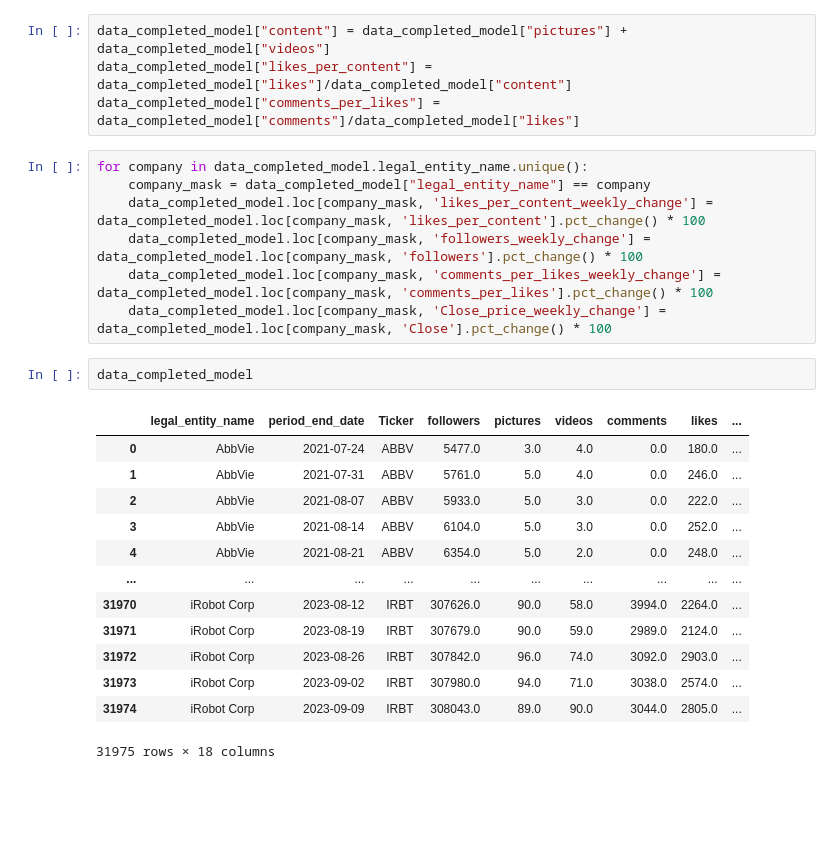
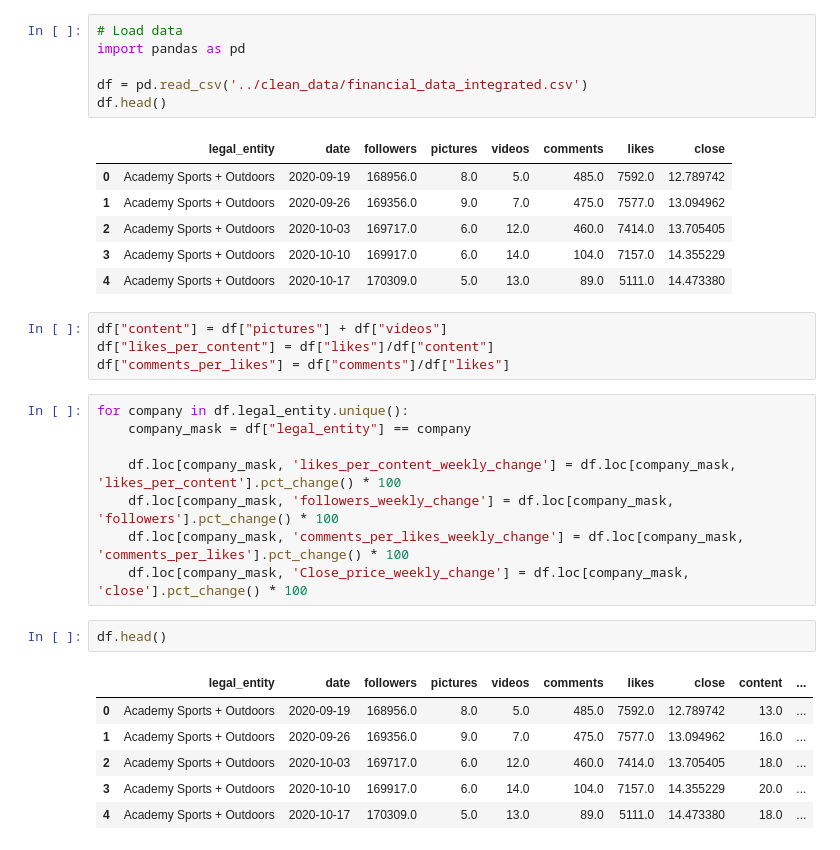
Before and after one commit to AlainJoss/datathon_ubs, a Jupyter notebook: preprocessing/feature_engineering .ipynb, the cells around one changed output. Cells and saved outputs as stored; diff of their text form; blank space fills up the shorter version.

Commit message:
All processing notebooks working, ready for finish to comment last two notebooks.

```diff
--- a/preprocessing/feature_engineering .ipynb
+++ b/preprocessing/feature_engineering .ipynb
@@ -129,31 +9,38 @@ Now, we have the data ready. Let´s start creating some variables:
 - Comments per Likes: We dont think comments by themselves are relevant for the analysis, as they could be either possitive or negatives. However, if we calculate the ratio between comments and likes we could get an estimation of its sentiment.
 - The weekly change of the followers, Likes per content, conments per Likes and the closing stock price
 - Moving Averages to extract information about the trend and be able to identify better the anomalies
+# %%
+# Load data
+import pandas as pd
+
+df = pd.read_csv('../clean_data/financial_data_integrated.csv')
+df.head()
+# %% [output]
+|  | legal_entity | date | followers | pictures | videos | comments | likes | close |
+| 0 | Academy Sports + Outdoors | 2020-09-19 | 168956.0 | 8.0 | 5.0 | 485.0 | 7592.0 | 12.789742 |
+| 1 | Academy Sports + Outdoors | 2020-09-26 | 169356.0 | 9.0 | 7.0 | 475.0 | 7577.0 | 13.094962 |
+| 2 | Academy Sports + Outdoors | 2020-10-03 | 169717.0 | 6.0 | 12.0 | 460.0 | 7414.0 | 13.705405 |
+| 3 | Academy Sports + Outdoors | 2020-10-10 | 169917.0 | 6.0 | 14.0 | 104.0 | 7157.0 | 14.355229 |
+| 4 | Academy Sports + Outdoors | 2020-10-17 | 170309.0 | 5.0 | 13.0 | 89.0 | 5111.0 | 14.473380 |
 # %%
-data_completed_model["content"] = data_completed_model["pictures"] + data_completed_model["videos"]
-data_completed_model["likes_per_content"] = data_completed_model["likes"]/data_completed_model["content"]
-data_completed_model["comments_per_likes"] = data_completed_model["comments"]/data_completed_model["likes"]
+df["content"] = df["pictures"] + df["videos"]
+df["likes_per_content"] = df["likes"]/df["content"]
+df["comments_per_likes"] = df["comments"]/df["likes"]
 # %%
-for company in data_completed_model.legal_entity_name.unique():
-    company_mask = data_completed_model["legal_entity_name"] == company
-    data_completed_model.loc[company_mask, 'likes_per_content_weekly_change'] = data_completed_model.loc[company_mask, 'likes_per_content'].pct_change() * 100
-    data_completed_model.loc[company_mask, 'followers_weekly_change'] = data_completed_model.loc[company_mask, 'followers'].pct_change() * 100
-    data_completed_model.loc[company_mask, 'comments_per_likes_weekly_change'] = data_completed_model.loc[company_mask, 'comments_per_likes'].pct_change() * 100
-    data_completed_model.loc[company_mask, 'Close_price_weekly_change'] = data_completed_model.loc[company_mask, 'Close'].pct_change() * 100
+for company in df.legal_entity.unique():
+    company_mask = df["legal_entity"] == company
+
+    df.loc[company_mask, 'likes_per_content_weekly_change'] = df.loc[company_mask, 'likes_per_content'].pct_change() * 100
+    df.loc[company_mask, 'followers_weekly_change'] = df.loc[company_mask, 'followers'].pct_change() * 100
+    df.loc[company_mask, 'comments_per_likes_weekly_change'] = df.loc[company_mask, 'comments_per_likes'].pct_change() * 100
+    df.loc[company_mask, 'Close_price_weekly_change'] = df.loc[company_mask, 'close'].pct_change() * 100
-# %%
-data_completed_model
-# %% [output]
-|  | legal_entity_name | period_end_date | Ticker | followers | pictures | videos | comments | likes | ... |
-| 0 | AbbVie | 2021-07-24 | ABBV | 5477.0 | 3.0 | 4.0 | 0.0 | 180.0 | ... |
-| 1 | AbbVie | 2021-07-31 | ABBV | 5761.0 | 5.0 | 4.0 | 0.0 | 246.0 | ... |
-| 2 | AbbVie | 2021-08-07 | ABBV | 5933.0 | 5.0 | 3.0 | 0.0 | 222.0 | ... |
-| 3 | AbbVie | 2021-08-14 | ABBV | 6104.0 | 5.0 | 3.0 | 0.0 | 252.0 | ... |
-| 4 | AbbVie | 2021-08-21 | ABBV | 6354.0 | 5.0 | 2.0 | 0.0 | 248.0 | ... |
-| ... | ... | ... | ... | ... | ... | ... | ... | ... | ... |
-| 31970 | iRobot Corp | 2023-08-12 | IRBT | 307626.0 | 90.0 | 58.0 | 3994.0 | 2264.0 | ... |
-| 31971 | iRobot Corp | 2023-08-19 | IRBT | 307679.0 | 90.0 | 59.0 | 2989.0 | 2124.0 | ... |
-| 31972 | iRobot Corp | 2023-08-26 | IRBT | 307842.0 | 96.0 | 74.0 | 3092.0 | 2903.0 | ... |
-| 31973 | iRobot Corp | 2023-09-02 | IRBT | 307980.0 | 94.0 | 71.0 | 3038.0 | 2574.0 | ... |
-| 31974 | iRobot Corp | 2023-09-09 | IRBT | 308043.0 | 89.0 | 90.0 | 3044.0 | 2805.0 | ... |
-31975 rows × 18 columns
+# %%
+df.head()
+# %% [output]
+|  | legal_entity | date | followers | pictures | videos | comments | likes | close | content | ... |
+| 0 | Academy Sports + Outdoors | 2020-09-19 | 168956.0 | 8.0 | 5.0 | 485.0 | 7592.0 | 12.789742 | 13.0 | ... |
+| 1 | Academy Sports + Outdoors | 2020-09-26 | 169356.0 | 9.0 | 7.0 | 475.0 | 7577.0 | 13.094962 | 16.0 | ... |
+| 2 | Academy Sports + Outdoors | 2020-10-03 | 169717.0 | 6.0 | 12.0 | 460.0 | 7414.0 | 13.705405 | 18.0 | ... |
+| 3 | Academy Sports + Outdoors | 2020-10-10 | 169917.0 | 6.0 | 14.0 | 104.0 | 7157.0 | 14.355229 | 20.0 | ... |
+| 4 | Academy Sports + Outdoors | 2020-10-17 | 170309.0 | 5.0 | 13.0 | 89.0 | 5111.0 | 14.473380 | 18.0 | ... |
 # %%
```
Also changed, not shown: parts of 22 cells of this notebook, 6 other files.
